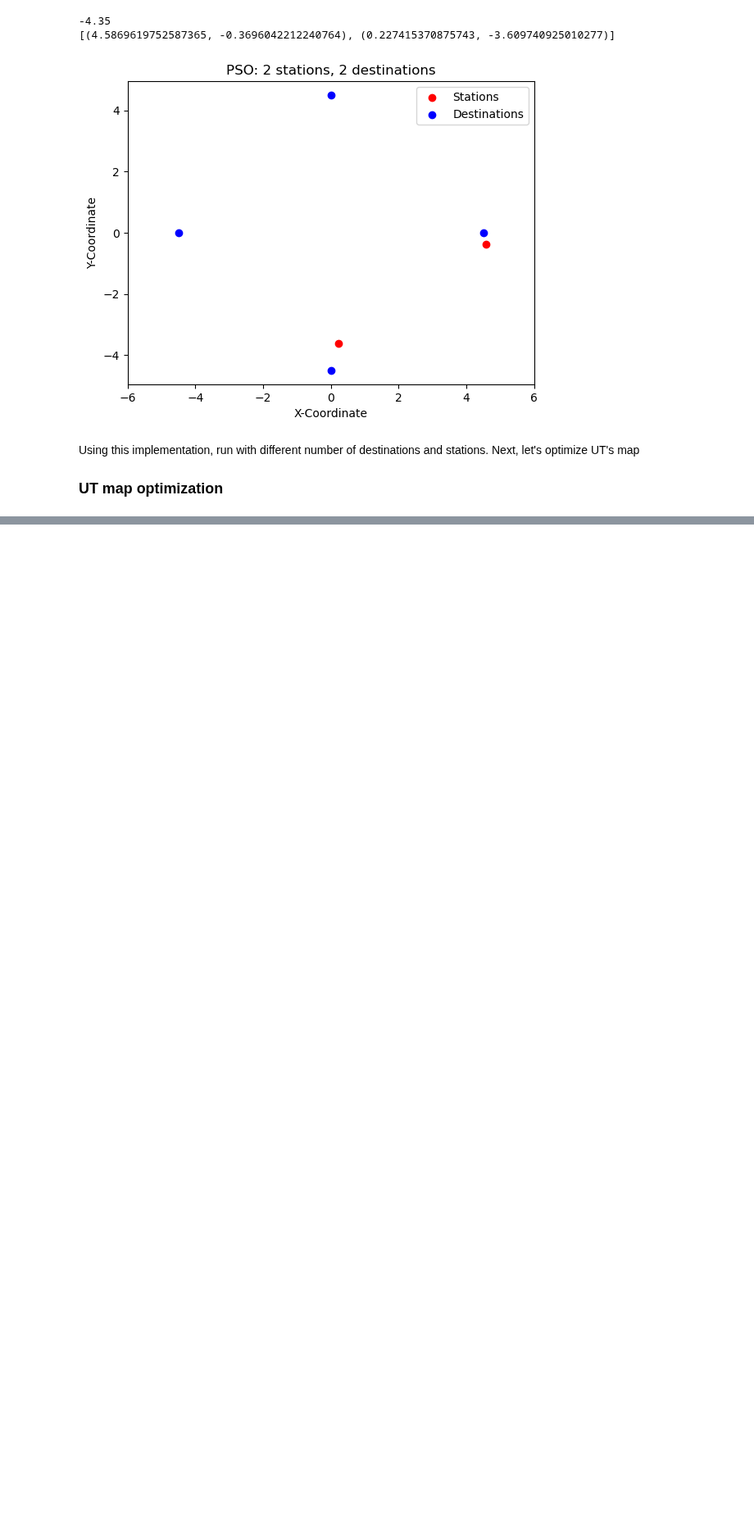
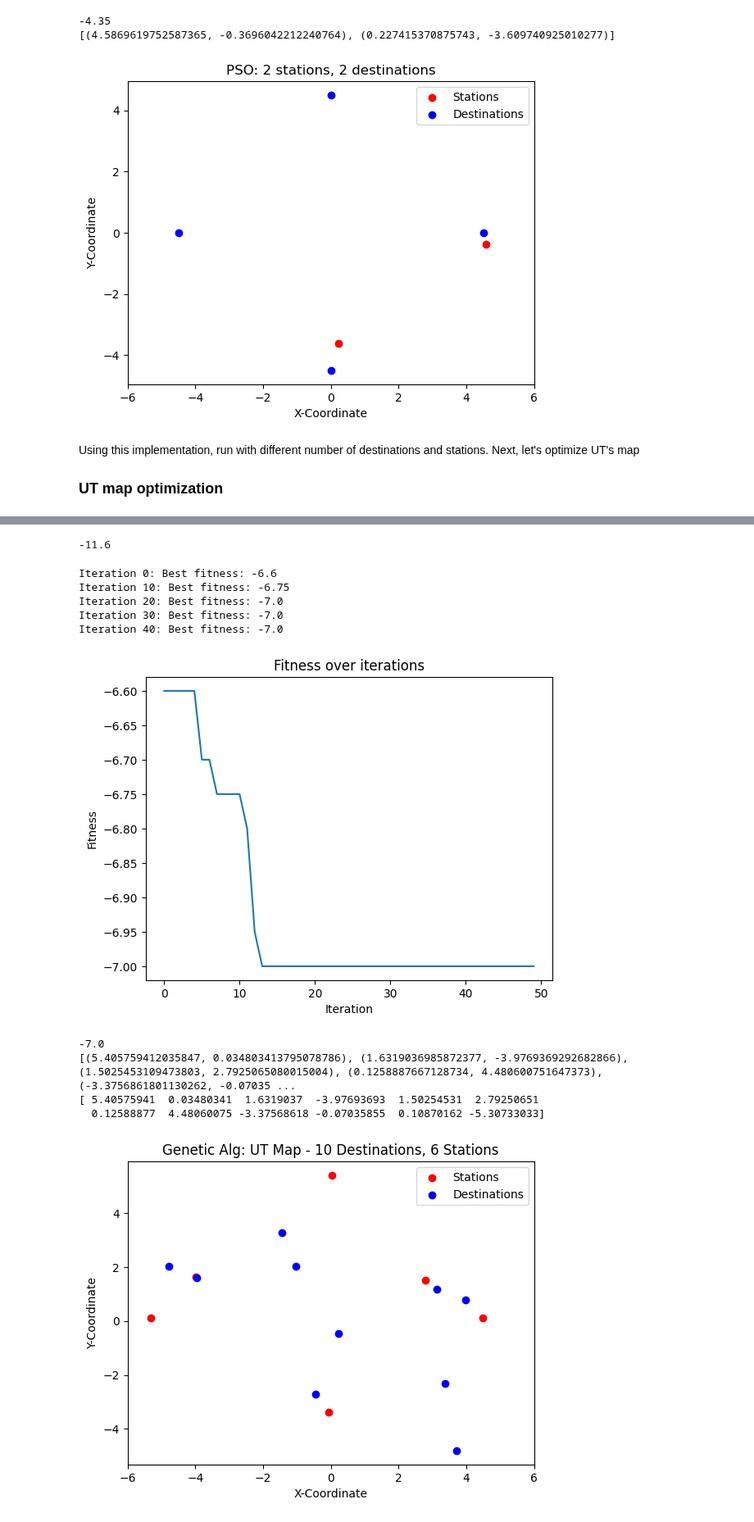
Before and after one commit to devddesai/metrobike, a Jupyter notebook: metrobike.ipynb, the cells around one changed output, grey strips where cells are left out. Shown at 82% size. Saved outputs shown, nothing was run; the diff lists cells and outputs as text; code cells hidden in the pictures; blank space fills up the shorter version.

```diff
--- a/metrobike.ipynb
+++ b/metrobike.ipynb
@@ -264,0 +319,53 @@ Using this implementation, run with different number of destinations and station
+# %%
+destinations = [i for i in G.nodes if G.nodes[i]['type'] == 'destination']
+
+#destinationcoords = [(pos[i][0], pos[i][1]) for i in destinations]
+destinationcoords = [(3.2768939393972687, -1.4515151515224716), (-2.306439393934852, 3.381818181806011), (-2.7231060606027313, -0.45151515152247157), (-0.4731060606027313, 0.21515151514904574), (0.7768939393972687, 3.965151515134494), (1.6102272727293894, -3.9515151515224716), (1.193560606065148, 3.131818181806011), (2.0268939393972687, -1.0348484848655062), (2.0268939393972687, -4.784848484850954), (-4.806439393934852, 3.7151515151490457)]
+
+#destinationlist = np.array([[pos[i][0], pos[i][1]] for i in destinations])
+G,s,d = gf.create_graph_from_coordinates([], destinationcoords)
+citymap = [(-6,-6), (6,6)] + destinationcoords
+w = gf.weights()
+def fitness(coordinatelist):
+    destinations = coordinatelist["destination"]
+    stations = coordinatelist["station"]
+    G, s, d, = gf.create_graph_from_coordinates(stations, destinations)
+    model = m.MyModel(20, seed=1, G=G, weights = w)
+    for i in range(100):
+        model.step()
+    return model.walking_average()
+
+print(fitness({"destination": destinationcoords, "station": destinationcoords}))
+
+optimizer = ogf.Optimize(citymap, fitness, 0.7,1.4,1.4)
+bestpos, bestfit = optimizer.optimize_genetic(20, 6, 50, mutation_rate = 0.7, alpha = 0.3)
+
+optimizer.plot_losses()
+print(bestfit)
+stations = [(bestpos[i], bestpos[i+1]) for i in range(0, len(bestpos), 2)]
+print(stations)
+G, s, d, = gf.create_graph_from_coordinates(stations, destinationcoords)
+print(bestpos)
+
+plt.scatter([station[1] for station in stations], [station[0] for station in stations], c='red', label='Stations')
+plt.scatter([destination[1] for destination in destinationcoords], [destination[0] for destination in destinationcoords], c='blue', label='Destinations')
+plt.xlabel('X-Coordinate')
+plt.ylabel('Y-Coordinate')
+plt.xlim(-6,6)
+
+plt.title('Genetic Alg: UT Map - 10 Destinations, 6 Stations')
+plt.legend()
+plt.show()
+# %% [output]
+-11.6
+Iteration 0: Best fitness: -6.6
+Iteration 10: Best fitness: -6.75
+Iteration 20: Best fitness: -7.0
+Iteration 30: Best fitness: -7.0
+Iteration 40: Best fitness: -7.0
+[figure, added]
+-7.0
+[(5.405759412035847, 0.034803413795078786), (1.6319036985872377, -3.9769369292682866), (1.5025453109473803, 2.7925065080015004), (0.1258887667128734, 4.480600751647373), (-3.3756861801130262, -0.07035 ...
+[ 5.40575941  0.03480341  1.6319037  -3.97693693  1.50254531  2.79250651
+  0.12588877  4.48060075 -3.37568618 -0.07035855  0.10870162 -5.30733033]
+[figure, added]
```
Also changed, not shown: parts of 4 cells of this notebook, 6 other files.
